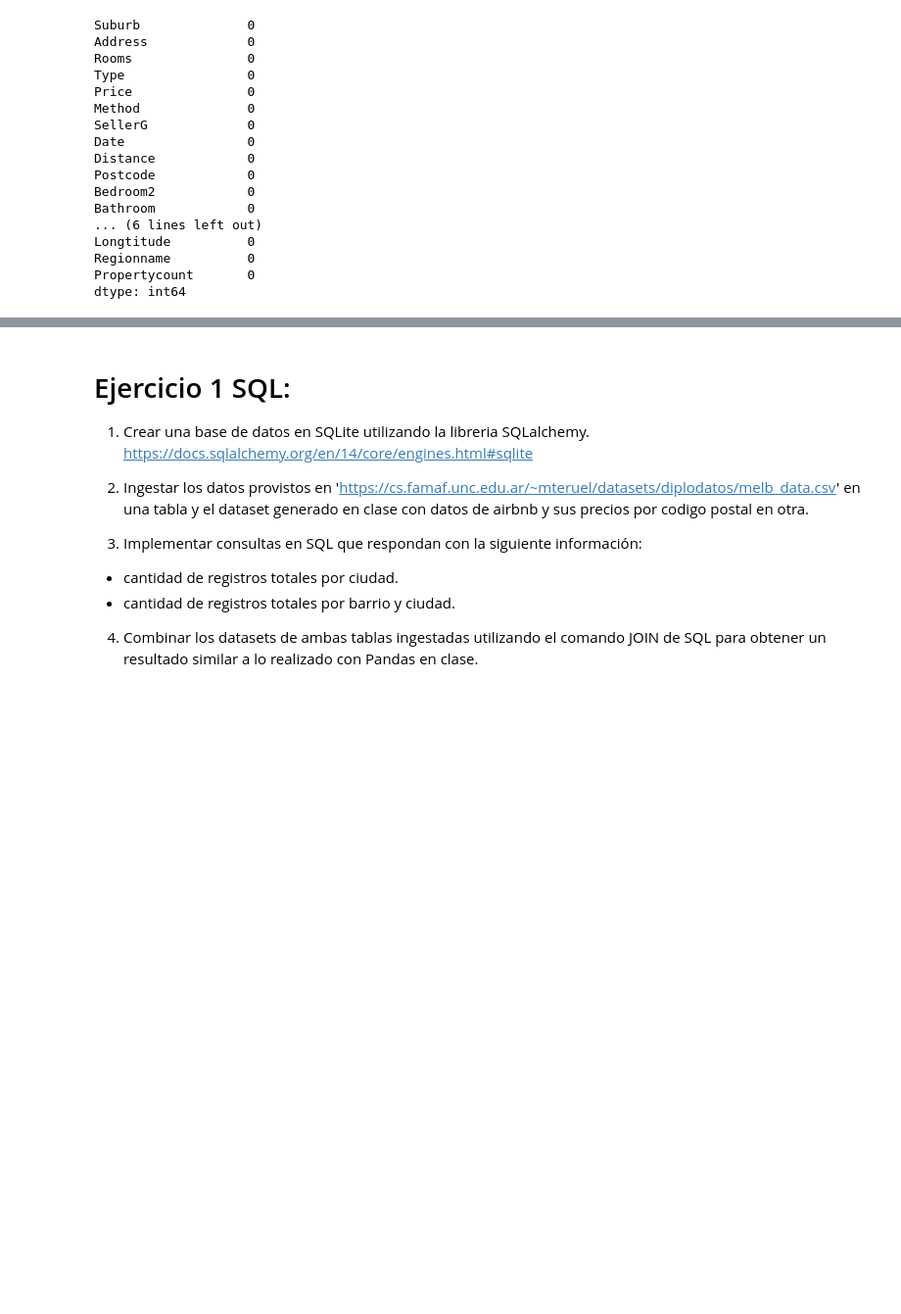
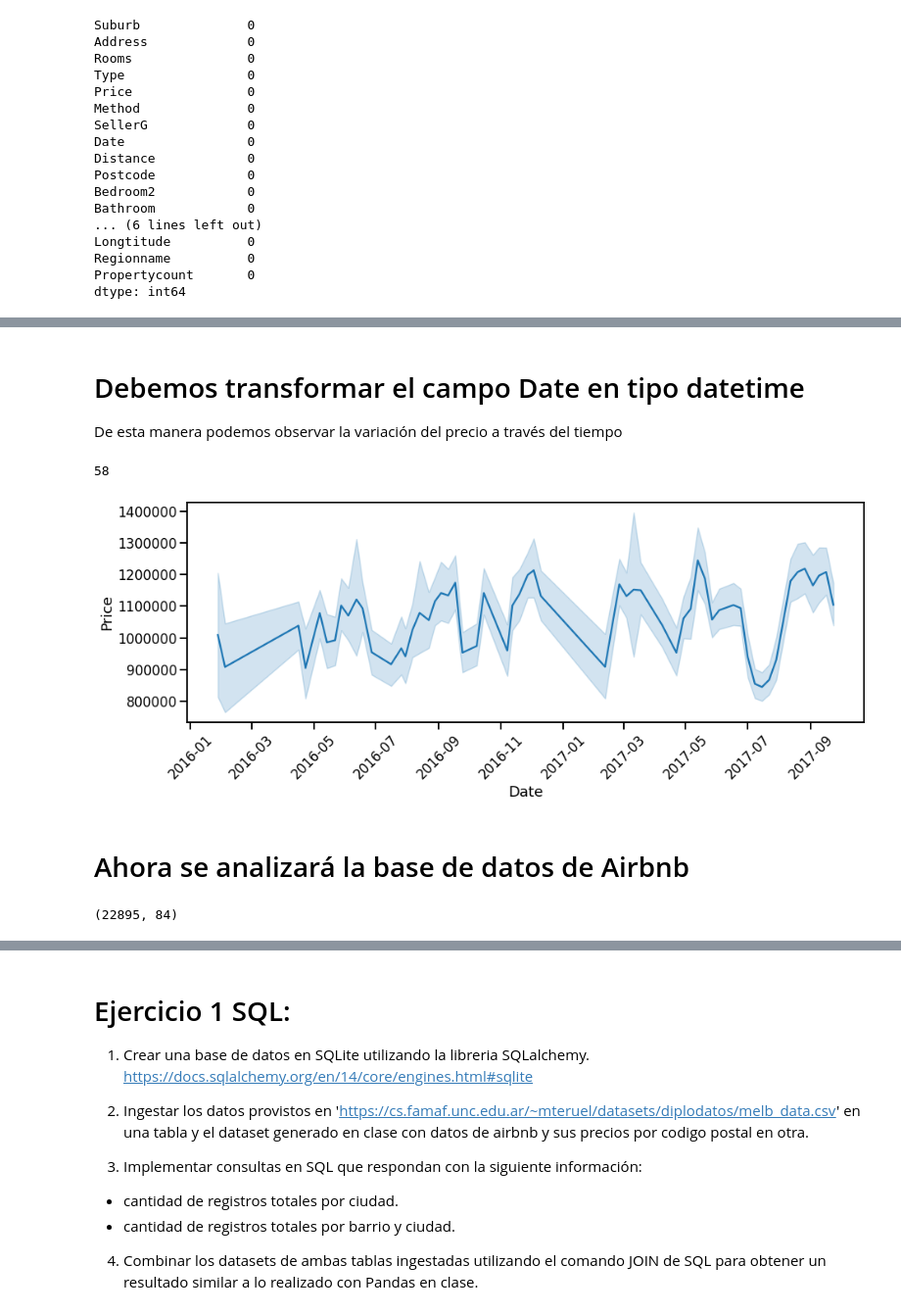
Before and after one commit to carolina-garay/AnalisisExploratorioYCuracion_Grupo32, a Jupyter notebook: entregable2.ipynb, the cells around one changed output, grey strips where cells are left out. Shown at 98% size. Cells and saved outputs as stored; diff of their text form; code cells hidden in the pictures; blank space fills up the shorter version.

```diff
--- a/entregable2.ipynb
+++ b/entregable2.ipynb
@@ -109,0 +137,22 @@ dtype: int64
+# %% [markdown]
+# Debemos transformar el campo Date en tipo datetime
+
+De esta manera podemos observar la variación del precio a través del tiempo
+# %%
+kaggle_df["Date"] = pd.to_datetime(kaggle_df["Date"], dayfirst=True)
+# %%
+len(kaggle_df["Date"].unique())
+# %% [output]
+58
+# %%
+fig = plt.figure(figsize=(15, 5))
+
+plt.ticklabel_format(style='plain', axis='y',useOffset=False)
+
+sns.lineplot(data=kaggle_df, x='Date', y='Price')
+
+plt.xticks(rotation=45);
+# %% [output]
+[figure, added]
+# %% [markdown]
+# Ahora se analizará la base de datos de Airbnb
@@ -109,0 +163,5 @@ dtype: int64
+# %%
+# Dimenssions
+airbnb_df.shape
+# %% [output]
+(22895, 84)
```
Also changed, not shown: parts of 45 cells of this notebook, 3 other files.
